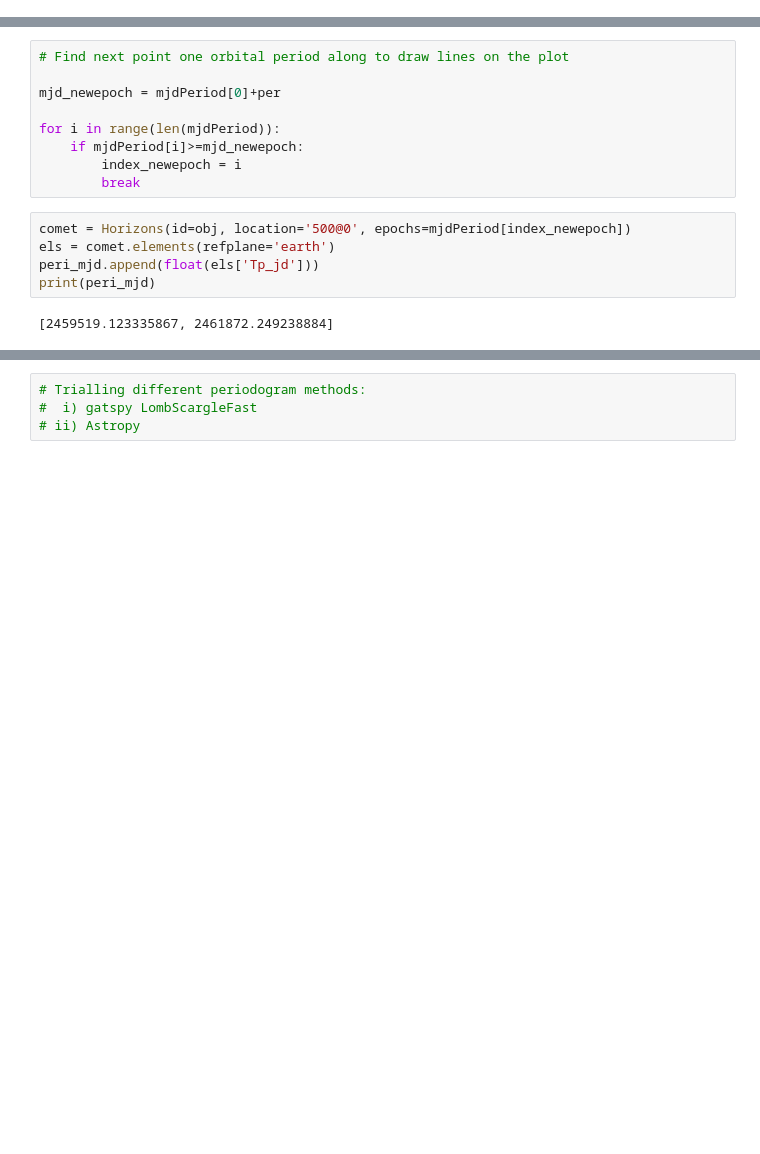
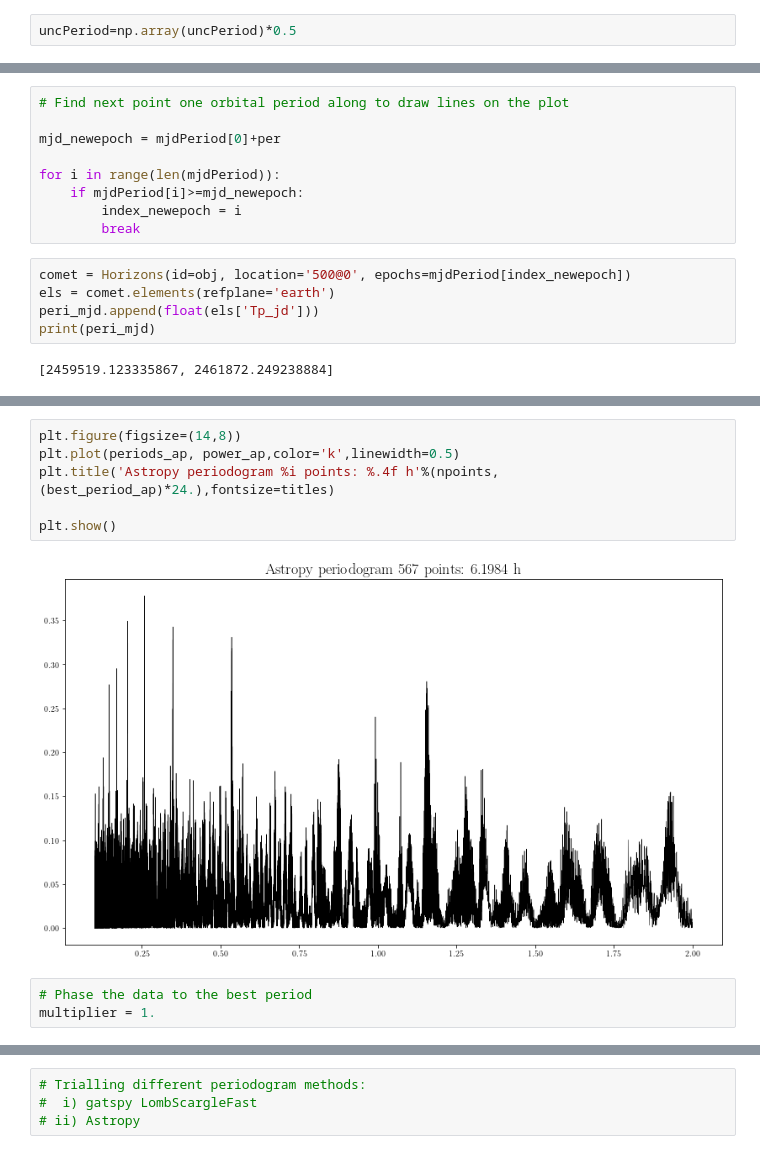
Before and after one commit to ald20/lsst_lcs, a Jupyter notebook: periodogram.ipynb, the cells around one changed output, grey strips where cells are left out. Drawn from its saved outputs; the diff is of its cells as text; blank space fills up the shorter version.

```diff
--- a/periodogram.ipynb
+++ b/periodogram.ipynb
@@ -77,3 +77,5 @@ mags_unc = uncPeriod#*u.mag
+# %%
+uncPeriod=np.array(uncPeriod)*0.5
 # %%
 # Import perihelion time for 67P
 peri_mjd = []
@@ -141,0 +152,11 @@ print(1./(2.*np.mean(tdiff)), 1./(2.*np.median(tdiff)), 1./(2.*max(tdiff)), 1./(
+# %%
+plt.figure(figsize=(14,8))
+plt.plot(periods_ap, power_ap,color='k',linewidth=0.5)
+plt.title('Astropy periodogram %i points: %.4f h'%(npoints, (best_period_ap)*24.),fontsize=titles)
+
+plt.show()
+# %% [output]
+[figure, added]
+# %%
+# Phase the data to the best period
+multiplier = 1.
```
Also changed, not shown: parts of 29 cells of this notebook, 2 other files.
